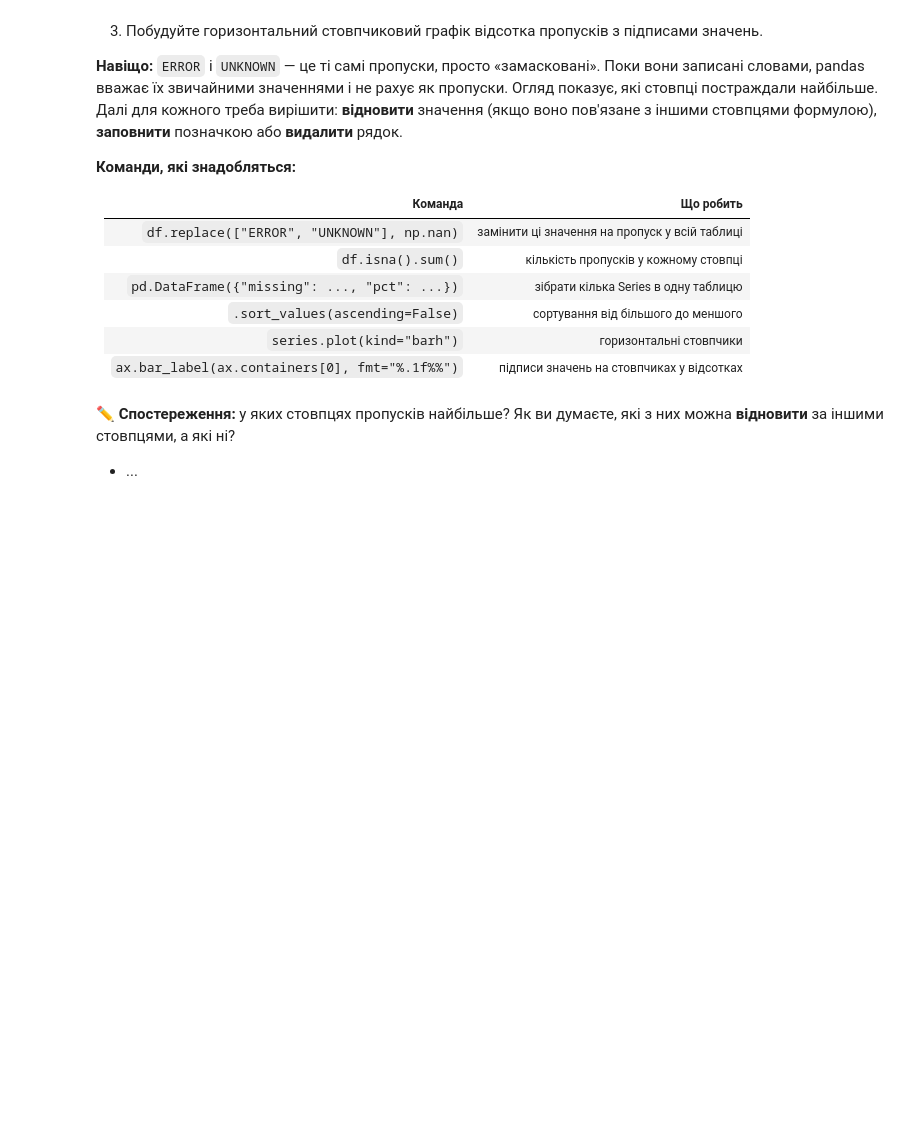
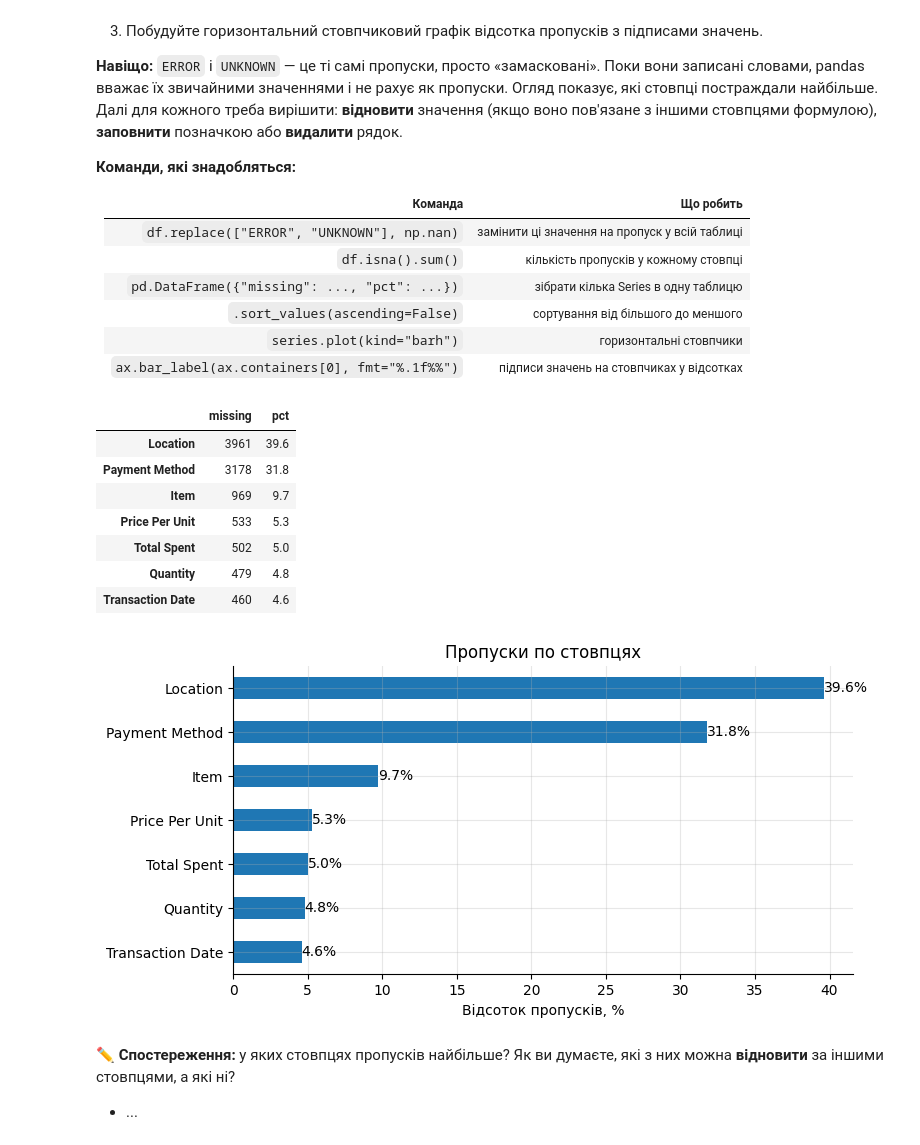
Before and after one commit to RomanLuja/Cafe_sale, a Jupyter notebook: Training_project_cafe_sales.ipynb, the cells around one changed output. Saved outputs shown, nothing was run; the diff lists cells and outputs as text; code cells hidden in the pictures; blank space fills up the shorter version.

```diff
--- a/Training_project_cafe_sales.ipynb
+++ b/Training_project_cafe_sales.ipynb
@@ -204,3 +279,29 @@ memory usage: 625.1+ KB
+# %%
+df = df.replace(["ERROR", "UNKNOWN"], np.nan)
+
+missing = df.isna().sum()
+pct = (missing / len(df) * 100).round(1)
+
+missing_report = pd.DataFrame({"missing": missing, "pct": pct})
+missing_report = missing_report[missing_report["missing"] > 0].sort_values("pct", ascending=False)
+display(missing_report)
+
+ax = missing_report["pct"].plot(kind="barh", figsize=(8, 4))
+ax.bar_label(ax.containers[0], fmt="%.1f%%")
+ax.invert_yaxis()
+ax.set_xlabel("Відсоток пропусків, %")
+ax.set_title("Пропуски по стовпцях")
+plt.show()
+# %% [output]
+|  | missing | pct |
+| Location | 3961 | 39.6 |
+| Payment Method | 3178 | 31.8 |
+| Item | 969 | 9.7 |
+| Price Per Unit | 533 | 5.3 |
+| Total Spent | 502 | 5.0 |
+| Quantity | 479 | 4.8 |
+| Transaction Date | 460 | 4.6 |
+[figure, added]
 # %% [markdown]
 ✏️ **Спостереження:** у яких стовпцях пропусків найбільше? Як ви думаєте, які з них можна **відновити** за іншими стовпцями, а які ні?
 
```
Also changed, not shown: parts of 13 cells of this notebook.
